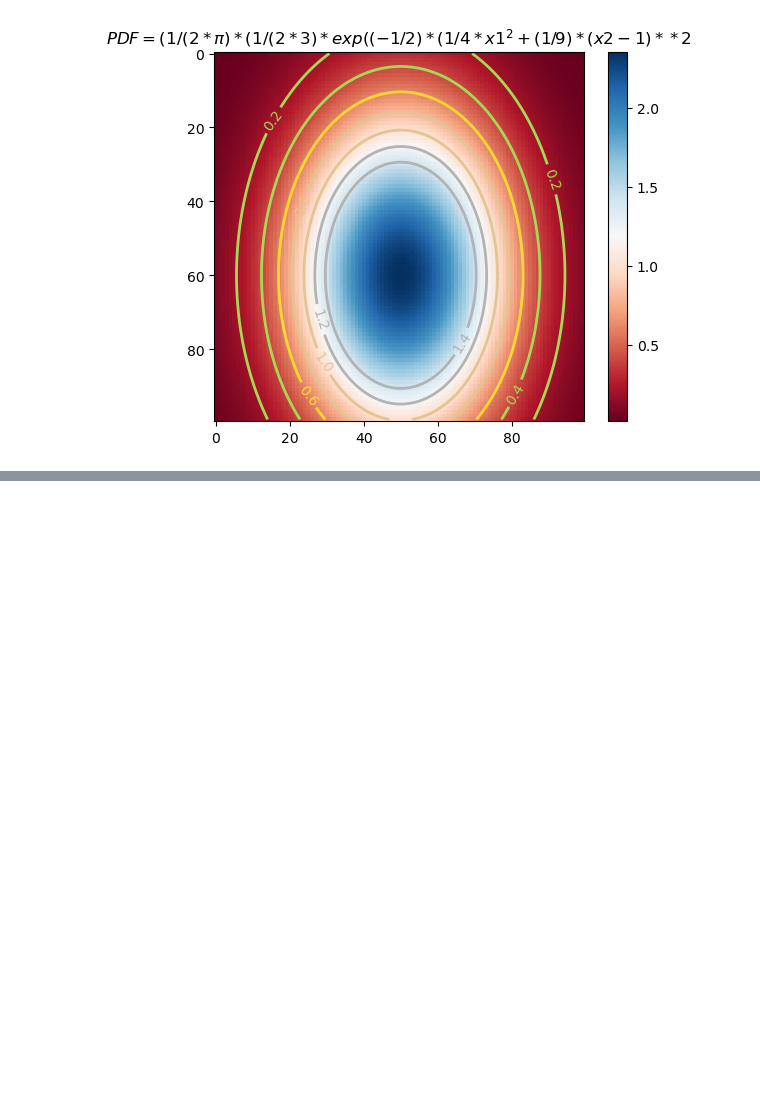
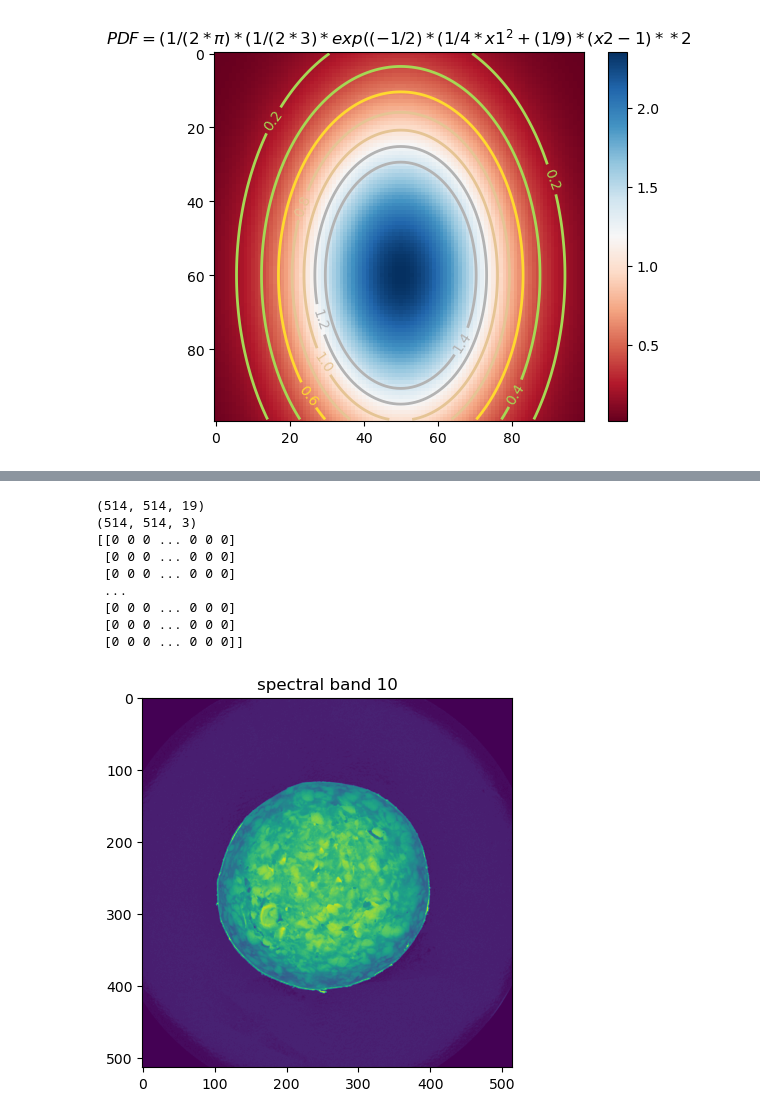
Before and after one commit to npeuker/MathModellingDTU, a Jupyter notebook: Salami/script.ipynb, the cells around one changed output, grey strips where cells are left out. Cells and saved outputs as stored; diff of their text form; code cells hidden in the pictures; blank space fills up the shorter version.

```diff
--- a/Salami/script.ipynb
+++ b/Salami/script.ipynb
@@ -160,0 +162,28 @@ show()
+# %%
+#plotting spectral bands
+
+dirIn = '/Users/ninapeuker/Desktop/General_Engineering/6th semester 2023/02526 Mathematical Modeling/02526 Code/MathModellingDTU/Salami/data/'
+multiIm, annotationIm = hf.loadMulti('multispectral_day20.mat' , 'annotation_day20.png', dirIn)
+
+print(multiIm.shape)
+print(annotationIm.shape)
+
+print(multiIm[:,:,6])
+
+def showSpectral(band):
+    plt.imshow(multiIm[:,:,band-1])
+    plt.title("spectral band {}".format(band))
+    plt.show()
+
+showSpectral(10)
+# %% [output]
+(514, 514, 19)
+(514, 514, 3)
+[[0 0 0 ... 0 0 0]
+ [0 0 0 ... 0 0 0]
+ [0 0 0 ... 0 0 0]
+ ...
+ [0 0 0 ... 0 0 0]
+ [0 0 0 ... 0 0 0]
+ [0 0 0 ... 0 0 0]]
+[figure, added]
```
Also changed, not shown: parts of 12 cells of this notebook, 1 other file.
